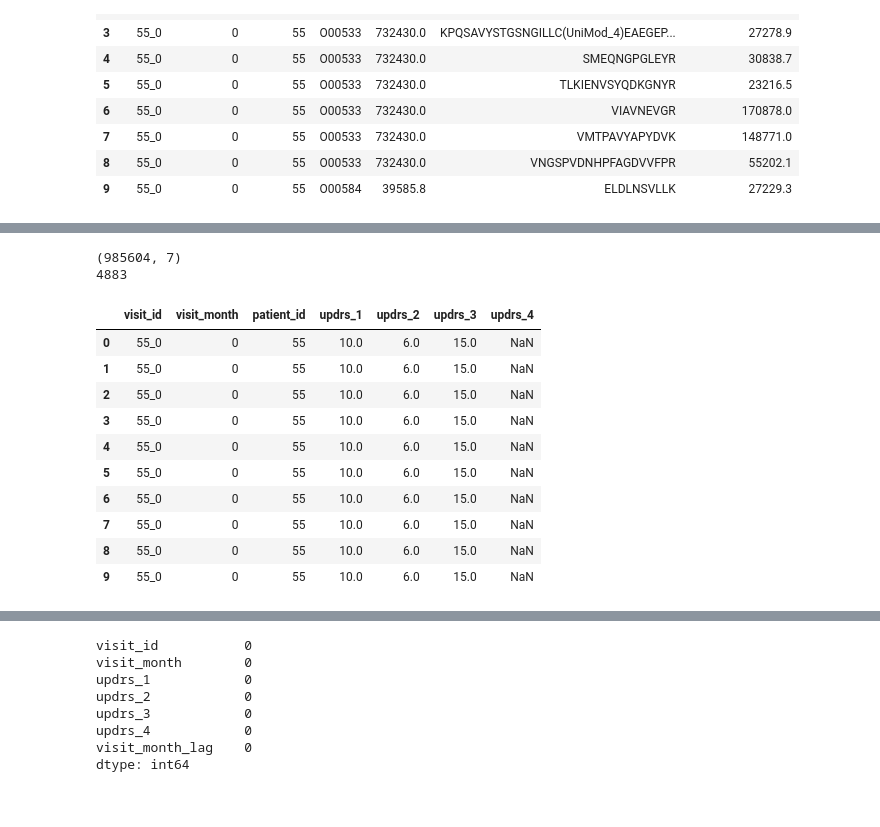
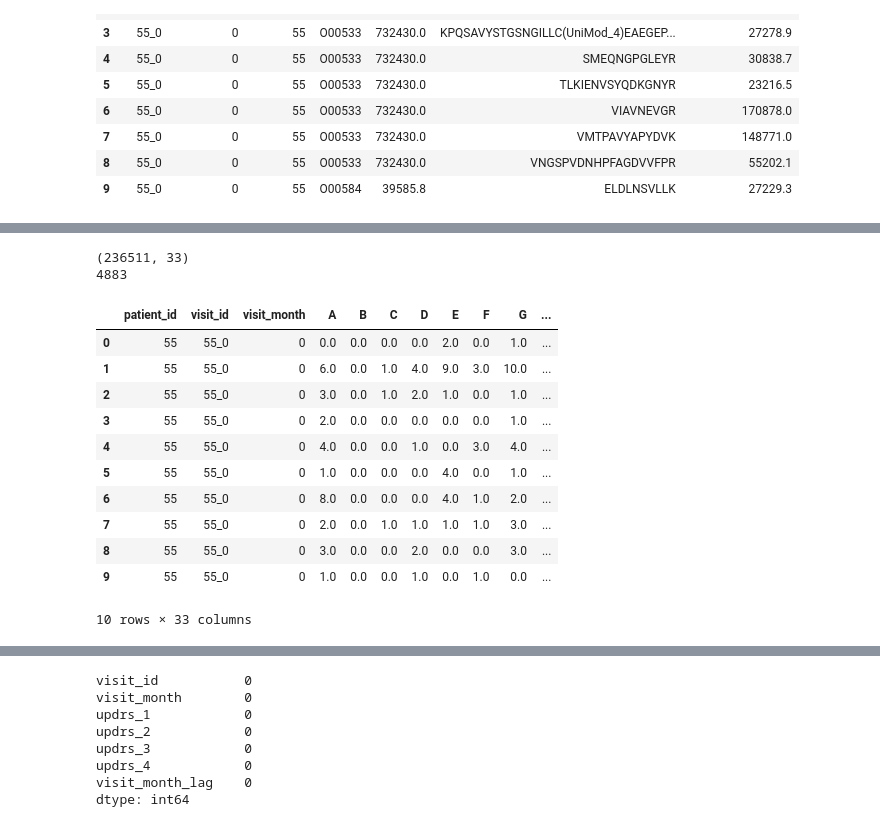
Before and after one commit to sumaniitm/AMP-parkinsons-disease-progression-prediction, a Jupyter notebook: parkinson-s-progression-prediction-no-proteins.ipynb, the cells around one changed output, grey strips where cells are left out. Drawn from its saved outputs; the diff is of its cells as text; code cells hidden in the pictures.

Commit message:
Attempting to find a good feature from peptides

```diff
--- a/parkinson-s-progression-prediction-no-proteins.ipynb
+++ b/parkinson-s-progression-prediction-no-proteins.ipynb
@@ -143,0 +153,3 @@ pro_pep_join.head(10)
+# %%
+pro_pep_join['Peptide'] = pro_pep_join['Peptide'].apply(remove_unimod)
+pro_pep_join.head(10)
@@ -143,0 +168,10 @@ pro_pep_join.head(10)
+# %%
+def amino_acid_count(amino_seqn, amino_acid):
+    return amino_seqn.count(amino_acid)
+
+vect_func = np.vectorize(amino_acid_count)
+
+for alph in ['A','B','C','D','E','F','G','H','I','J','K','L','M','N','O','P','Q','R','S','T','U','V','W','X','Y','Z']:
+    pro_pep_join[alph+'_count'] = vect_func(pro_pep_join['Peptide'], alph)
+
+pro_pep_join.head(10)
@@ -143,0 +191,17 @@ pro_pep_join.head(10)
+# %%
+pro_pep_join_agg = pro_pep_join.groupby(['patient_id','visit_id','visit_month','UniProt']).agg(A=('A_count', 'sum'), B=('B_count', 'sum')\
+                                                                                              ,C=('C_count', 'sum'), D=('D_count', 'sum')\
+                                                                                              ,E=('E_count', 'sum'), F=('F_count', 'sum')\
+                                                                                              ,G=('G_count', 'sum'), H=('H_count', 'sum')\
+                                                                                              ,I=('I_count', 'sum'), J=('J_count', 'sum')\
+                                                                                              ,K=('K_count', 'sum'), L=('L_count', 'sum')\
+                                                                                              ,M=('M_count', 'sum'), N=('N_count', 'sum')\
+                                                                                              ,O=('O_count', 'sum'), P=('P_count', 'sum')\
+                                                                                              ,Q=('Q_count', 'sum'), R=('R_count', 'sum')\
+                                                                                              ,S=('S_count', 'sum'), T=('T_count', 'sum')\
+                                                                                              ,U=('U_count', 'sum'), V=('V_count', 'sum')\
+                                                                                              ,W=('W_count', 'sum'), X=('X_count', 'sum')\
+                                                                                              ,Y=('Y_count', 'sum'), Z=('Z_count', 'sum'))\
+.reset_index(level=['patient_id','visit_id','visit_month','UniProt'])
+
+pro_pep_join_agg.head(10)
@@ -144,26 +221,32 @@ pro_pep_join.head(10)
 # %%
-full_training_data = pd.merge(pro_pep_join, clinical_data, on=['patient_id','visit_id','visit_month'], how='outer')
-full_training_data = full_training_data.drop(columns=['UniProt','Peptide','NPX','PeptideAbundance'])
+full_training_data = pd.merge(pro_pep_join_agg, clinical_data, on=['patient_id','visit_id','visit_month'], how='outer')
+#full_training_data = full_training_data.drop(columns=['UniProt','Peptide','NPX','PeptideAbundance'])
+
+#full_training_data['NPX_inverse'] = 1/full_training_data['NPX']
+#full_training_data['PeptideAbundance_inverse'] = 1/full_training_data['PeptideAbundance']
+
+full_training_data = full_training_data.drop(columns=['UniProt'])
 
 print(full_training_data.shape)
 print(full_training_data.visit_id.nunique())
 
 del pro_pep_join, clinical_data
 gc.collect()
 
 full_training_data.head(10)
 # %% [output]
-(985604, 7)
+(236511, 33)
 4883
-|  | visit_id | visit_month | patient_id | updrs_1 | updrs_2 | updrs_3 | updrs_4 |
-| 0 | 55_0 | 0 | 55 | 10.0 | 6.0 | 15.0 | NaN |
-| 1 | 55_0 | 0 | 55 | 10.0 | 6.0 | 15.0 | NaN |
-| 2 | 55_0 | 0 | 55 | 10.0 | 6.0 | 15.0 | NaN |
-| 3 | 55_0 | 0 | 55 | 10.0 | 6.0 | 15.0 | NaN |
-| 4 | 55_0 | 0 | 55 | 10.0 | 6.0 | 15.0 | NaN |
-| 5 | 55_0 | 0 | 55 | 10.0 | 6.0 | 15.0 | NaN |
-| 6 | 55_0 | 0 | 55 | 10.0 | 6.0 | 15.0 | NaN |
-| 7 | 55_0 | 0 | 55 | 10.0 | 6.0 | 15.0 | NaN |
-| 8 | 55_0 | 0 | 55 | 10.0 | 6.0 | 15.0 | NaN |
-| 9 | 55_0 | 0 | 55 | 10.0 | 6.0 | 15.0 | NaN |
+|  | patient_id | visit_id | visit_month | A | B | C | D | E | F | G | ... |
+| 0 | 55 | 55_0 | 0 | 0.0 | 0.0 | 0.0 | 0.0 | 2.0 | 0.0 | 1.0 | ... |
+| 1 | 55 | 55_0 | 0 | 6.0 | 0.0 | 1.0 | 4.0 | 9.0 | 3.0 | 10.0 | ... |
+| 2 | 55 | 55_0 | 0 | 3.0 | 0.0 | 1.0 | 2.0 | 1.0 | 0.0 | 1.0 | ... |
+| 3 | 55 | 55_0 | 0 | 2.0 | 0.0 | 0.0 | 0.0 | 0.0 | 0.0 | 1.0 | ... |
+| 4 | 55 | 55_0 | 0 | 4.0 | 0.0 | 0.0 | 1.0 | 0.0 | 3.0 | 4.0 | ... |
+| 5 | 55 | 55_0 | 0 | 1.0 | 0.0 | 0.0 | 0.0 | 4.0 | 0.0 | 1.0 | ... |
+| 6 | 55 | 55_0 | 0 | 8.0 | 0.0 | 0.0 | 0.0 | 4.0 | 1.0 | 2.0 | ... |
+| 7 | 55 | 55_0 | 0 | 2.0 | 0.0 | 1.0 | 1.0 | 1.0 | 1.0 | 3.0 | ... |
+| 8 | 55 | 55_0 | 0 | 3.0 | 0.0 | 0.0 | 2.0 | 0.0 | 0.0 | 3.0 | ... |
+| 9 | 55 | 55_0 | 0 | 1.0 | 0.0 | 0.0 | 1.0 | 0.0 | 1.0 | 0.0 | ... |
+10 rows × 33 columns
 # %%
```
Also changed, not shown: parts of 21 cells of this notebook.
